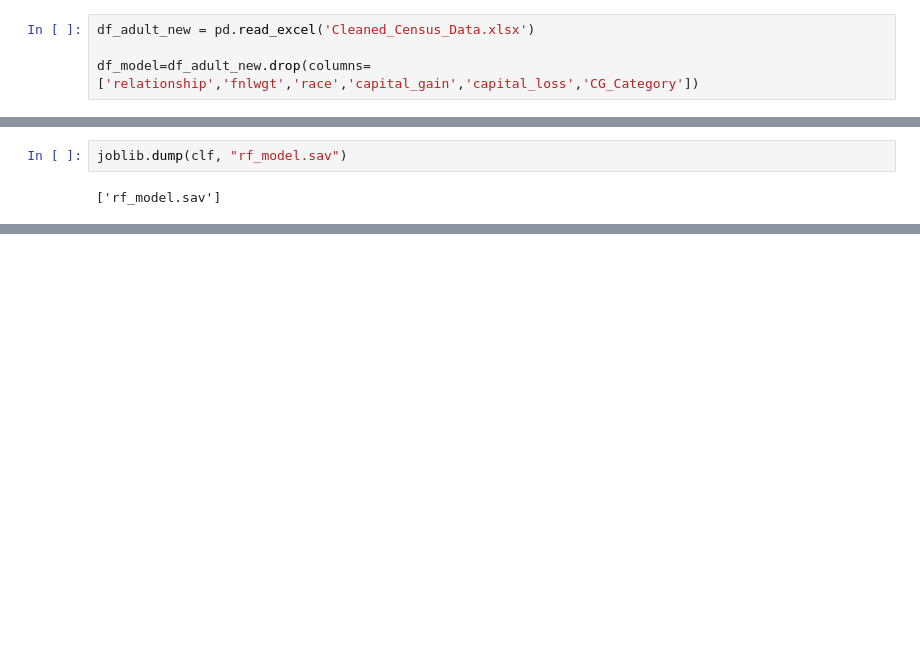
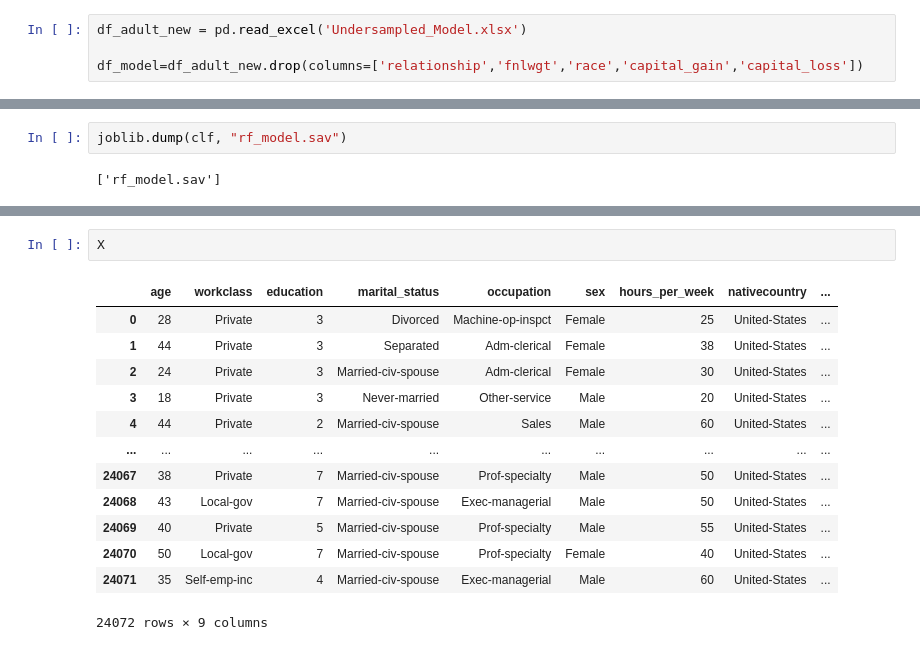
Before and after one commit to JyotsnaSusan/AdultCensusData, a Jupyter notebook: Model.ipynb, the cells around one changed output, grey strips where cells are left out. Drawn from its saved outputs; the diff is of its cells as text; blank space fills up the shorter version.

```diff
--- a/Model.ipynb
+++ b/Model.ipynb
@@ -10,7 +11,7 @@ import folium
 # %%
-df_adult_new = pd.read_excel('Cleaned_Census_Data.xlsx')
+df_adult_new = pd.read_excel('Undersampled_Model.xlsx')
 
-df_model=df_adult_new.drop(columns=['relationship','fnlwgt','race','capital_gain','capital_loss','CG_Category'])
+df_model=df_adult_new.drop(columns=['relationship','fnlwgt','race','capital_gain','capital_loss'])
 # %%
 X = df_model.drop(['income'], axis=1)
 
@@ -43,0 +115,16 @@ accuracy
+# %%
+X
+# %% [output]
+|  | age | workclass | education | marital_status | occupation | sex | hours_per_week | nativecountry | ... |
+| 0 | 28 | Private | 3 | Divorced | Machine-op-inspct | Female | 25 | United-States | ... |
+| 1 | 44 | Private | 3 | Separated | Adm-clerical | Female | 38 | United-States | ... |
+| 2 | 24 | Private | 3 | Married-civ-spouse | Adm-clerical | Female | 30 | United-States | ... |
+| 3 | 18 | Private | 3 | Never-married | Other-service | Male | 20 | United-States | ... |
+| 4 | 44 | Private | 2 | Married-civ-spouse | Sales | Male | 60 | United-States | ... |
+| ... | ... | ... | ... | ... | ... | ... | ... | ... | ... |
+| 24067 | 38 | Private | 7 | Married-civ-spouse | Prof-specialty | Male | 50 | United-States | ... |
+| 24068 | 43 | Local-gov | 7 | Married-civ-spouse | Exec-managerial | Male | 50 | United-States | ... |
+| 24069 | 40 | Private | 5 | Married-civ-spouse | Prof-specialty | Male | 55 | United-States | ... |
+| 24070 | 50 | Local-gov | 7 | Married-civ-spouse | Prof-specialty | Female | 40 | United-States | ... |
+| 24071 | 35 | Self-emp-inc | 4 | Married-civ-spouse | Exec-managerial | Male | 60 | United-States | ... |
+24072 rows × 9 columns
```
Also changed, not shown: parts of 9 cells of this notebook, 5 other files.
